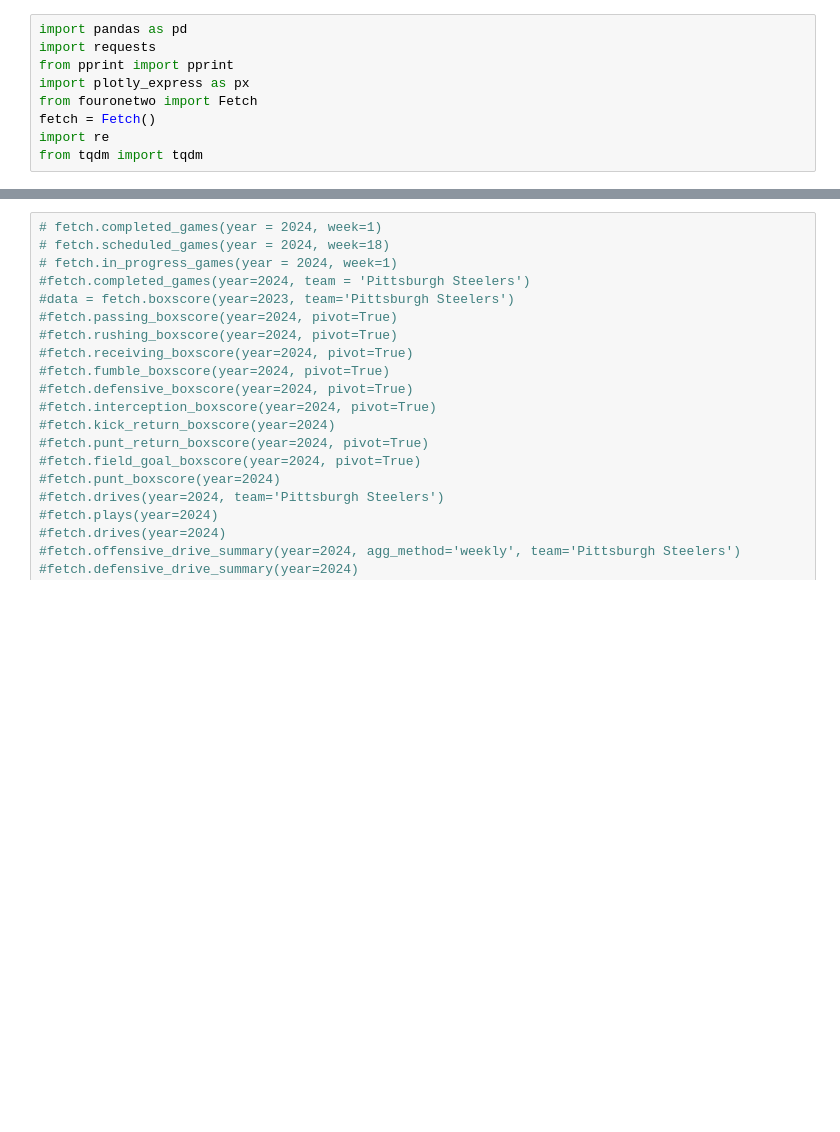
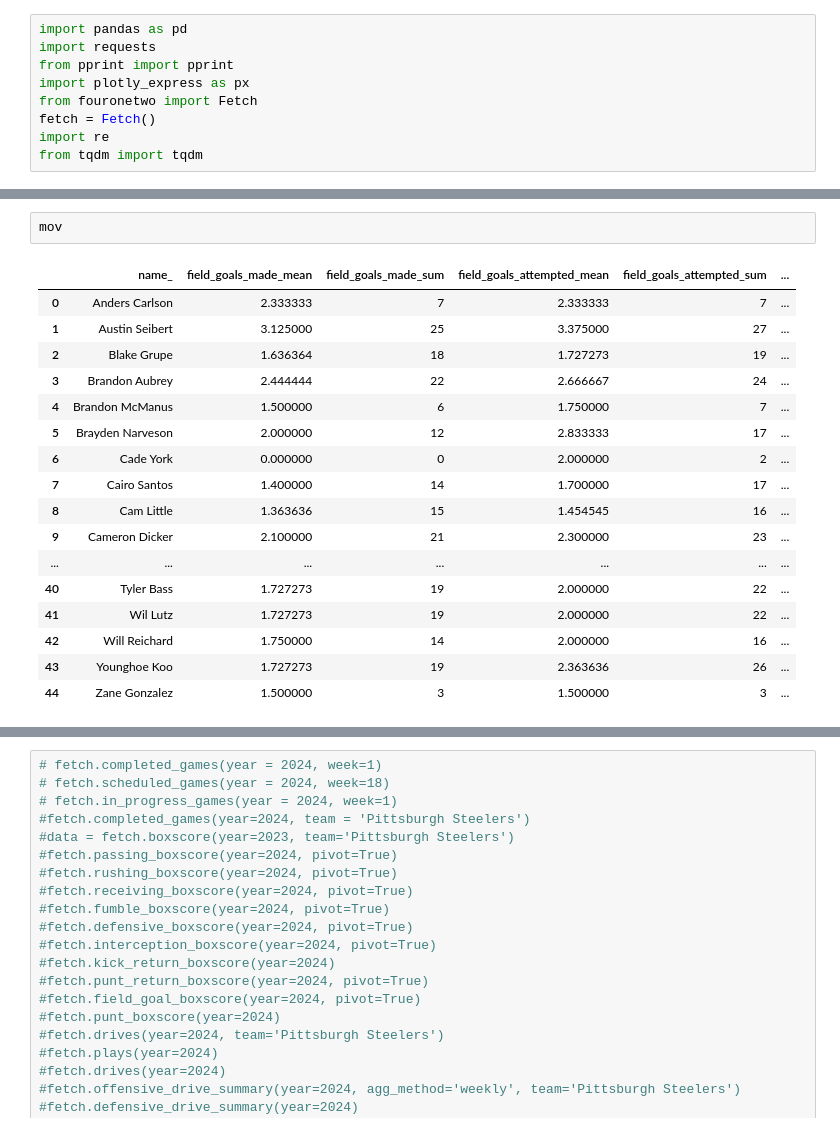
Before and after one commit to ajpaladi/412analytics, a Jupyter notebook: fouronetwo_testing.ipynb, the cells around one changed output, grey strips where cells are left out. Drawn from its saved outputs; the diff is of its cells as text; blank space fills up the shorter version.

```diff
--- a/fouronetwo_testing.ipynb
+++ b/fouronetwo_testing.ipynb
@@ -9,0 +67,20 @@ from tqdm import tqdm
+# %%
+mov
+# %% [output]
+|  | name_ | field_goals_made_mean | field_goals_made_sum | field_goals_attempted_mean | field_goals_attempted_sum | ... |
+| 0 | Anders Carlson | 2.333333 | 7 | 2.333333 | 7 | ... |
+| 1 | Austin Seibert | 3.125000 | 25 | 3.375000 | 27 | ... |
+| 2 | Blake Grupe | 1.636364 | 18 | 1.727273 | 19 | ... |
+| 3 | Brandon Aubrey | 2.444444 | 22 | 2.666667 | 24 | ... |
+| 4 | Brandon McManus | 1.500000 | 6 | 1.750000 | 7 | ... |
+| 5 | Brayden Narveson | 2.000000 | 12 | 2.833333 | 17 | ... |
+| 6 | Cade York | 0.000000 | 0 | 2.000000 | 2 | ... |
+| 7 | Cairo Santos | 1.400000 | 14 | 1.700000 | 17 | ... |
+| 8 | Cam Little | 1.363636 | 15 | 1.454545 | 16 | ... |
+| 9 | Cameron Dicker | 2.100000 | 21 | 2.300000 | 23 | ... |
+| ... | ... | ... | ... | ... | ... | ... |
+| 40 | Tyler Bass | 1.727273 | 19 | 2.000000 | 22 | ... |
+| 41 | Wil Lutz | 1.727273 | 19 | 2.000000 | 22 | ... |
+| 42 | Will Reichard | 1.750000 | 14 | 2.000000 | 16 | ... |
+| 43 | Younghoe Koo | 1.727273 | 19 | 2.363636 | 26 | ... |
+| 44 | Zane Gonzalez | 1.500000 | 3 | 1.500000 | 3 | ... |
```
Also changed, not shown: parts of 22 cells of this notebook, 6 other files.
